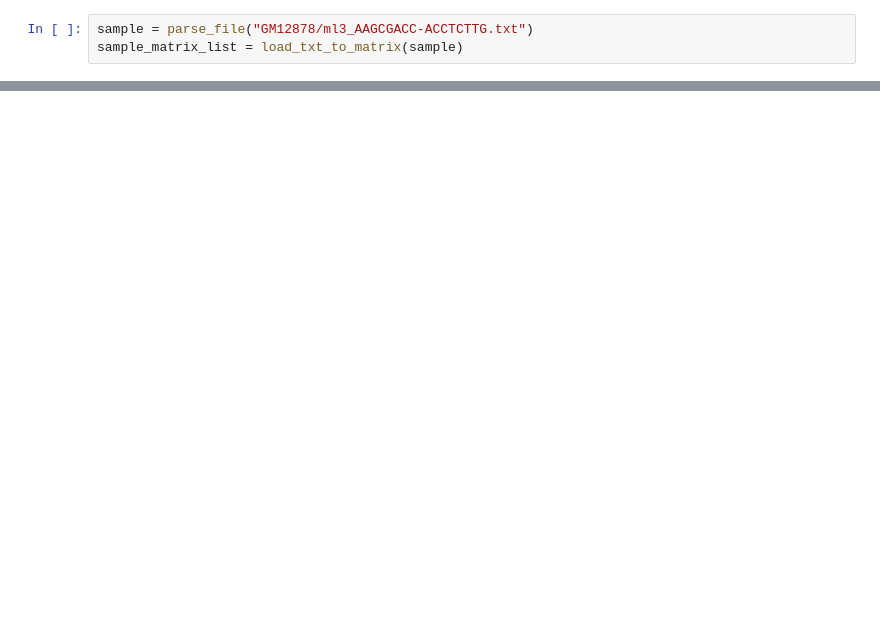
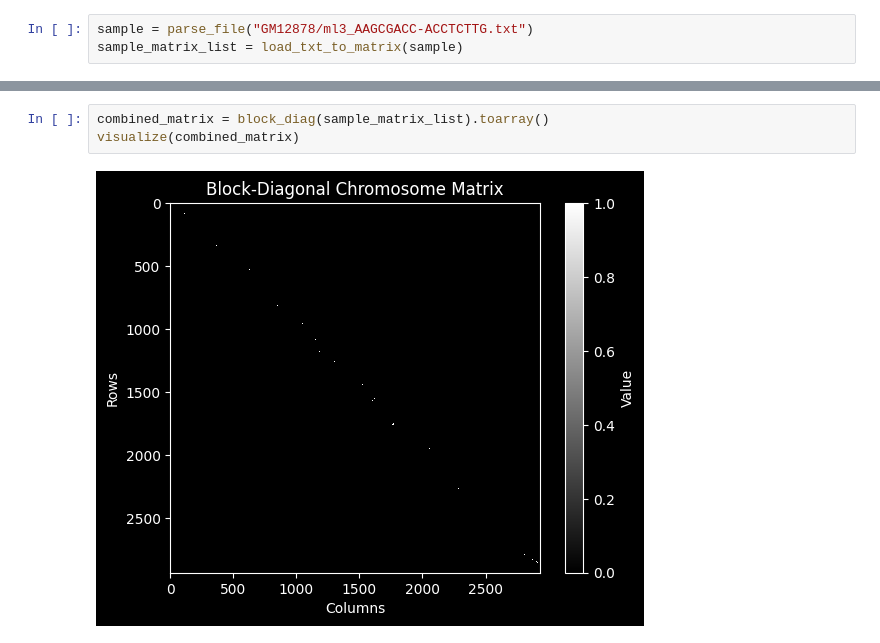
Before and after one commit to HaochongYANG/dna_heterogeneity, a Jupyter notebook: research_data.ipynb, the cells around one changed output, grey strips where cells are left out. Drawn from its saved outputs; the diff is of its cells as text; blank space fills up the shorter version.

```diff
--- a/research_data.ipynb
+++ b/research_data.ipynb
@@ -101,0 +99,5 @@ for i in range(23):
+# %%
+combined_matrix = block_diag(sample_matrix_list).toarray()
+visualize(combined_matrix)
+# %% [output]
+[figure, added]
```
Also changed, not shown: parts of 23 cells of this notebook, 2 other files.
